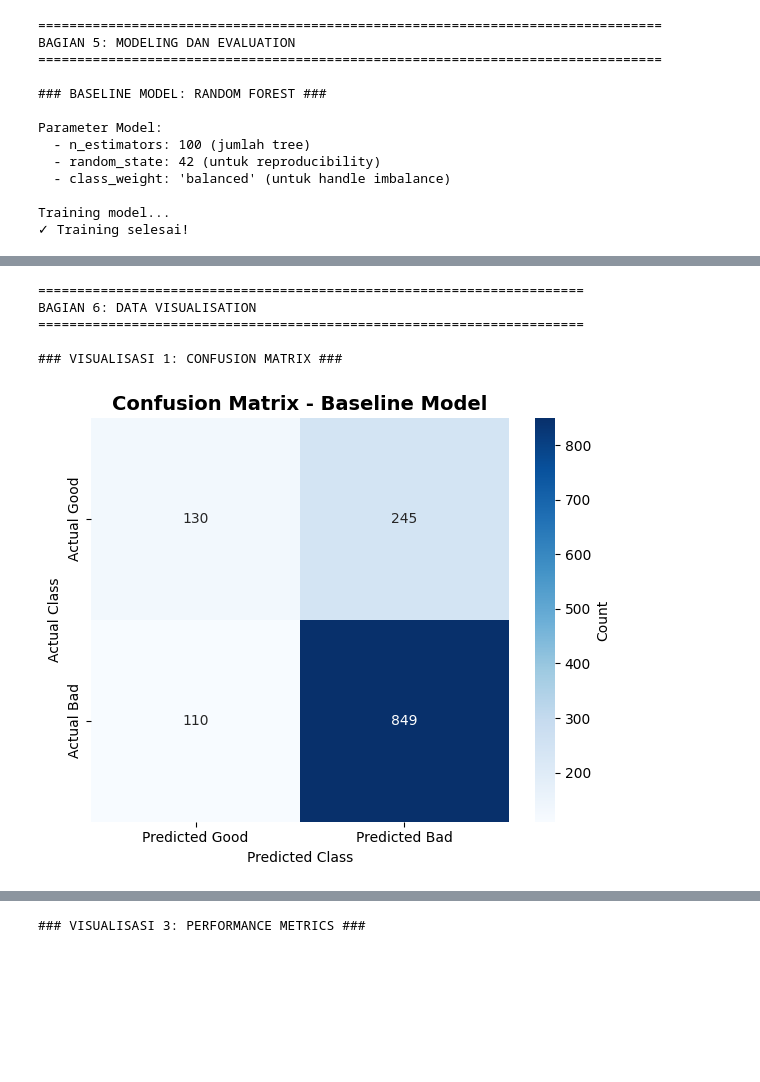
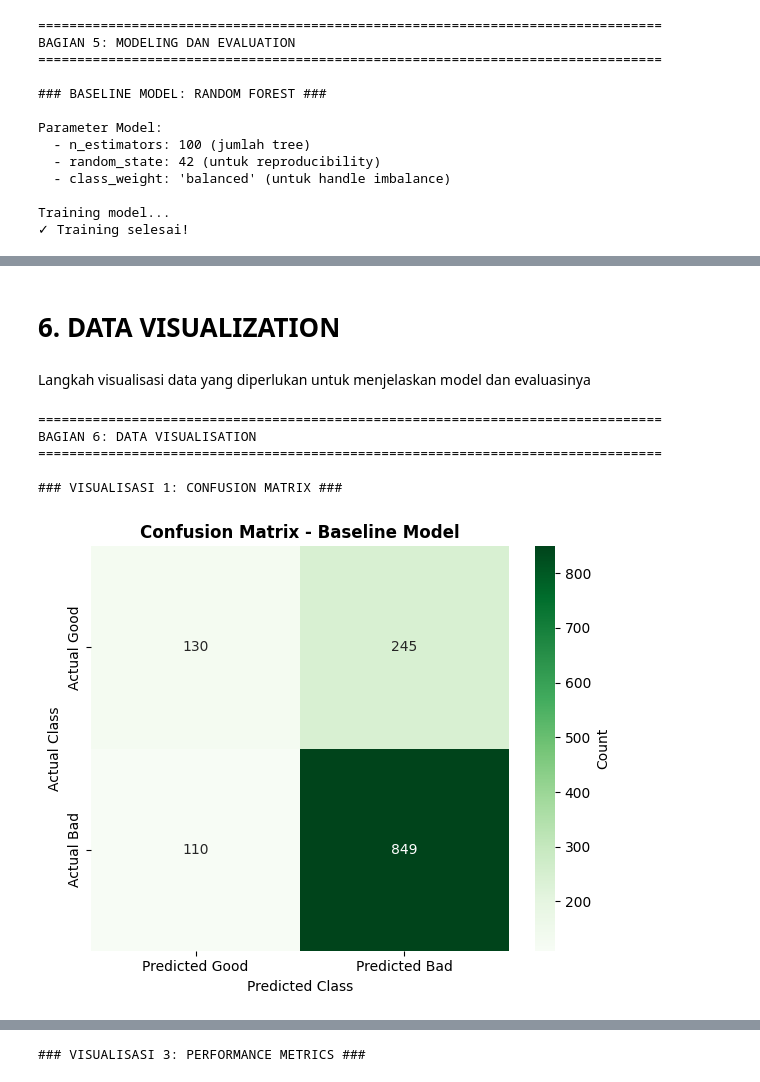
Before and after one commit to FiliaEunikeSologia/TubesFintech_FiliaSologia, a Jupyter notebook: tubes_fintech_code_filia.ipynb, the cells around one changed output, grey strips where cells are left out. Saved outputs shown, nothing was run; the diff lists cells and outputs as text; code cells hidden in the pictures; blank space fills up the shorter version.

```diff
--- a/tubes_fintech_code_filia.ipynb
+++ b/tubes_fintech_code_filia.ipynb
@@ -667,36 +690,38 @@ weighted avg       0.71      0.73      0.71      1334
+# %% [markdown]
+# 6. DATA VISUALIZATION
+# %% [markdown]
+Langkah visualisasi data yang diperlukan untuk menjelaskan model dan evaluasinya
 # %%
-## **BAGIAN 6: DATA VISUALISATION**
-
-### Kode: Visualisasi Confusion Matrix
-
+### Visualisasi 1 Confusion Matrix
+#IMPORT LIBRARY VISUALISASI
 import matplotlib.pyplot as plt
 import seaborn as sns
 
-print("="*70)
+print("="*80)
 print("BAGIAN 6: DATA VISUALISATION")
-print("="*70)
+print("="*80)
 
 print("\n### VISUALISASI 1: CONFUSION MATRIX ###")
 
-fig, ax = plt.subplots(figsize=(6, 5))
-sns.heatmap(cm_base, annot=True, fmt='d', cmap='Blues',
-            xticklabels=['Predicted Good', 'Predicted Bad'],
-            yticklabels=['Actual Good', 'Actual Bad'],
-            cbar_kws={'label': 'Count'})
-ax.set_title('Confusion Matrix - Baseline Model', fontsize=14, fontweight='bold')
+fig, ax = plt.subplots(figsize=(6, 5)) #kanvas uk.6x5 inci
+sns.heatmap(cm_base, annot=True, fmt='d', cmap='Greens',
+            xticklabels=['Predicted Good', 'Predicted Bad'], #sumbu x -> hasil prediksi model
+            yticklabels=['Actual Good', 'Actual Bad'], #sumbu Y -> kelas aktual
+            cbar_kws={'label': 'Count'}) #color bar
+ax.set_title('Confusion Matrix - Baseline Model', fontsize=12, fontweight='bold')
 ax.set_ylabel('Actual Class')
 ax.set_xlabel('Predicted Class')
 plt.tight_layout()
 plt.show()
 
-print("\n📊 Penjelasan:")
+print("\n Keterangan :")
 print("  - Diagonal hijau tua = prediksi BENAR")
-print("  - Off-diagonal = prediksi SALAH")
+print("  - Off-diagonal       = prediksi SALAH")
 print("  - Bawah kiri (False Negative) paling berbahaya untuk bank!")
 # %% [output]
-======================================================================
+================================================================================
 BAGIAN 6: DATA VISUALISATION
-======================================================================
+================================================================================
 
 ### VISUALISASI 1: CONFUSION MATRIX ###
-[figure, old version]
+[figure, new version]
```
Also changed, not shown: parts of 18 cells of this notebook.
